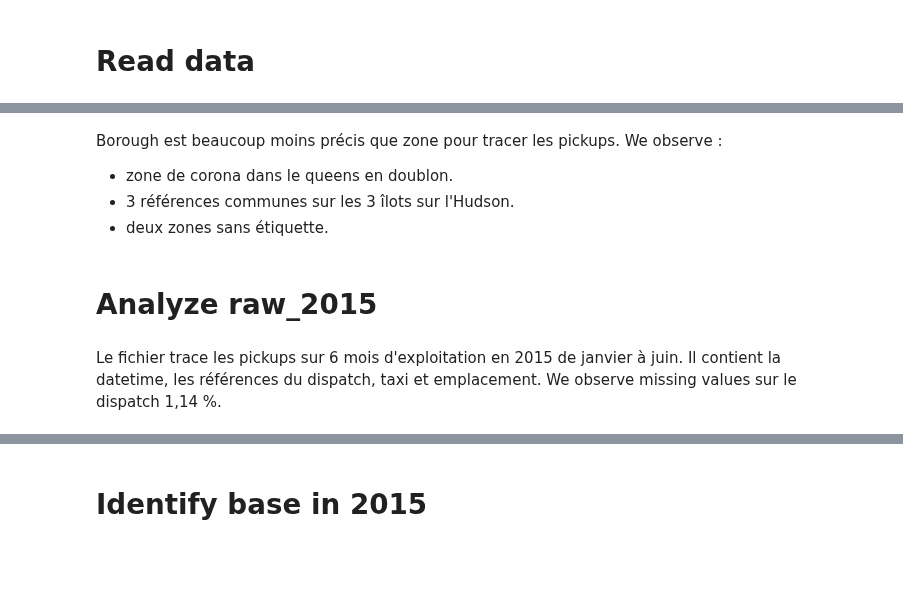
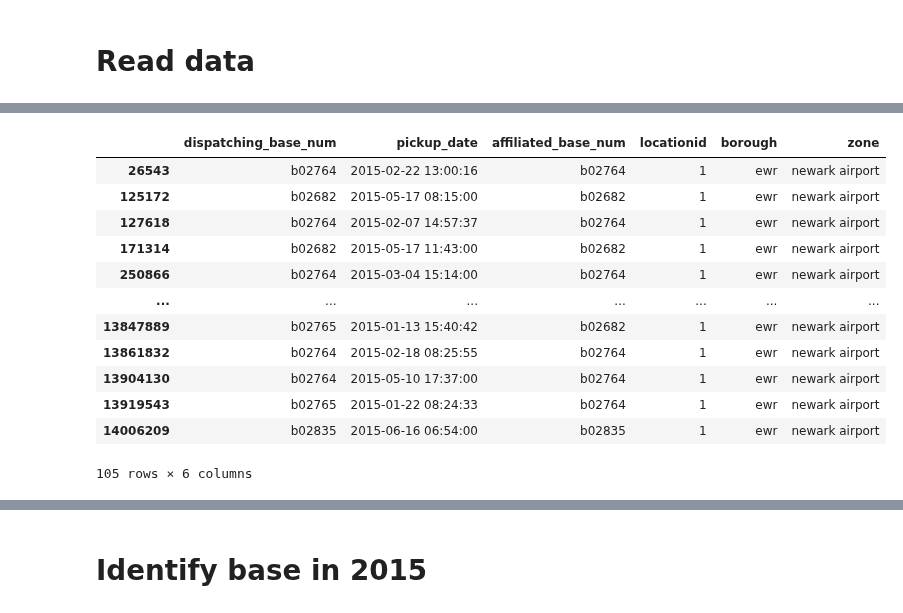
Before and after one commit to helene-mourez/UBER_PICKUPS, a Jupyter notebook: 03-Uber_Pickups_eda_ analyse bivariée.ipynb, the cells around one changed output, grey strips where cells are left out. Cells and saved outputs as stored; diff of their text form; code cells hidden in the pictures; blank space fills up the shorter version.

Commit message:
eda en cours - taxi_zone, refonte pickup, sample, graphiques

```diff
--- a/03-Uber_Pickups_eda_ analyse bivariée.ipynb
+++ b/03-Uber_Pickups_eda_ analyse bivariée.ipynb
@@ -39,11 +23,17 @@ location[location.duplicated("zone", keep=False)]  # Corona (56, 57), Governor's
-# %% [markdown]
-Borough est beaucoup moins précis que zone pour tracer les pickups.
-We observe :
-- zone de corona dans le queens en doublon.
-- 3 références communes sur les 3 îlots sur l'Hudson.
-- deux zones sans étiquette.
-# %% [markdown]
-# Analyze raw_2015
-# %% [markdown]
-Le fichier trace les pickups sur 6 mois d'exploitation en 2015 de janvier à juin. Il contient la datetime, les références du dispatch, taxi et emplacement.
-We observe missing values sur le dispatch 1,14 %.
+# %%
+a = pickup[pickup['locationid'] == 1]
+a
+# %% [output]
+|  | dispatching_base_num | pickup_date | affiliated_base_num | locationid | borough | zone |
+| 26543 | b02764 | 2015-02-22 13:00:16 | b02764 | 1 | ewr | newark airport |
+| 125172 | b02682 | 2015-05-17 08:15:00 | b02682 | 1 | ewr | newark airport |
+| 127618 | b02764 | 2015-02-07 14:57:37 | b02764 | 1 | ewr | newark airport |
+| 171314 | b02682 | 2015-05-17 11:43:00 | b02682 | 1 | ewr | newark airport |
+| 250866 | b02764 | 2015-03-04 15:14:00 | b02764 | 1 | ewr | newark airport |
+| ... | ... | ... | ... | ... | ... | ... |
+| 13847889 | b02765 | 2015-01-13 15:40:42 | b02682 | 1 | ewr | newark airport |
+| 13861832 | b02764 | 2015-02-18 08:25:55 | b02764 | 1 | ewr | newark airport |
+| 13904130 | b02764 | 2015-05-10 17:37:00 | b02764 | 1 | ewr | newark airport |
+| 13919543 | b02765 | 2015-01-22 08:24:33 | b02764 | 1 | ewr | newark airport |
+| 14006209 | b02835 | 2015-06-16 06:54:00 | b02835 | 1 | ewr | newark airport |
+105 rows × 6 columns
```
Also changed, not shown: parts of 11 cells of this notebook, 4 other files.
